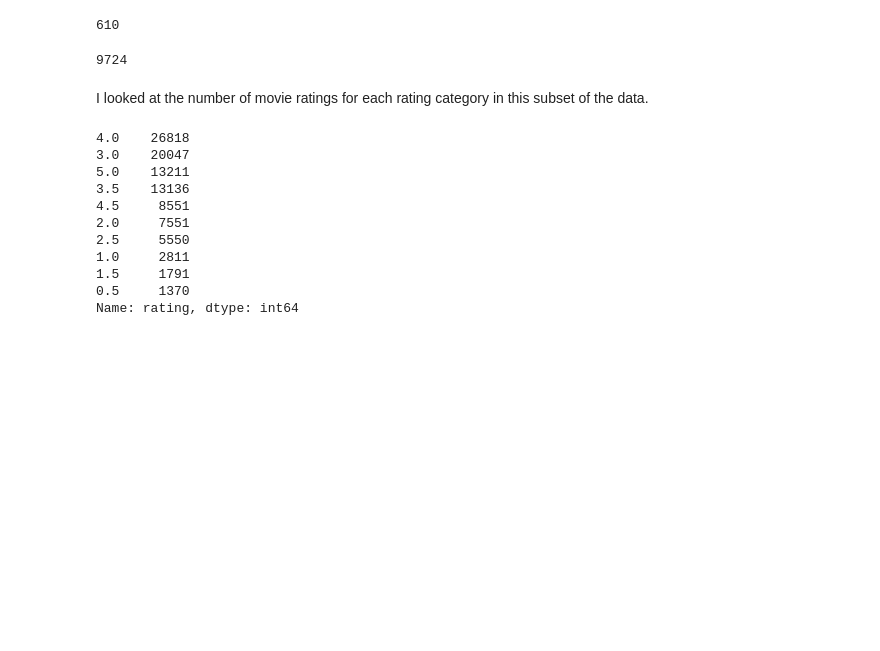
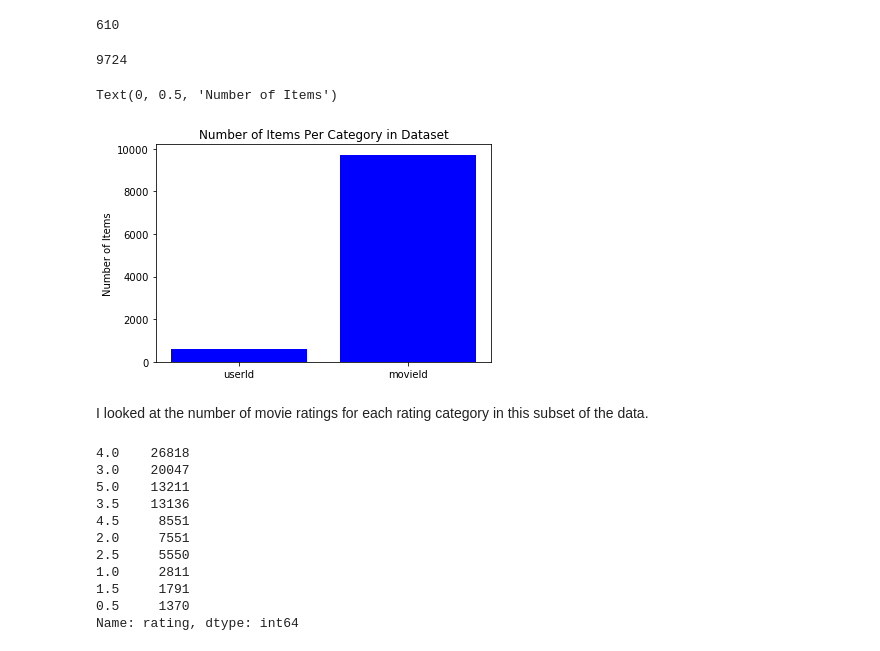
Before and after one commit to jmstipanowich/MovieRecommendations, a Jupyter notebook: Recommendations.ipynb, the cells around one changed output. Drawn from its saved outputs; the diff is of its cells as text; code cells hidden in the pictures; blank space fills up the shorter version.

Commit message:
added visual

```diff
--- a/Recommendations.ipynb
+++ b/Recommendations.ipynb
@@ -65,6 +65,16 @@ df.userId.nunique()
 df.movieId.nunique()
 # %% [output]
 9724
+# %%
+items= {'userId': 610, 'movieId': 9724}
+# %%
+plt.bar(items.keys(), items.values(), color= 'blue');
+plt.title("Number of Items Per Category in Dataset", color= "black");
+plt.xticks(color= 'black')
+plt.ylabel('Number of Items', color= 'black')
+# %% [output]
+Text(0, 0.5, 'Number of Items')
+[figure, added]
 # %% [markdown]
 I looked at the number of movie ratings for each rating category in this subset of the data.
 # %%
```
